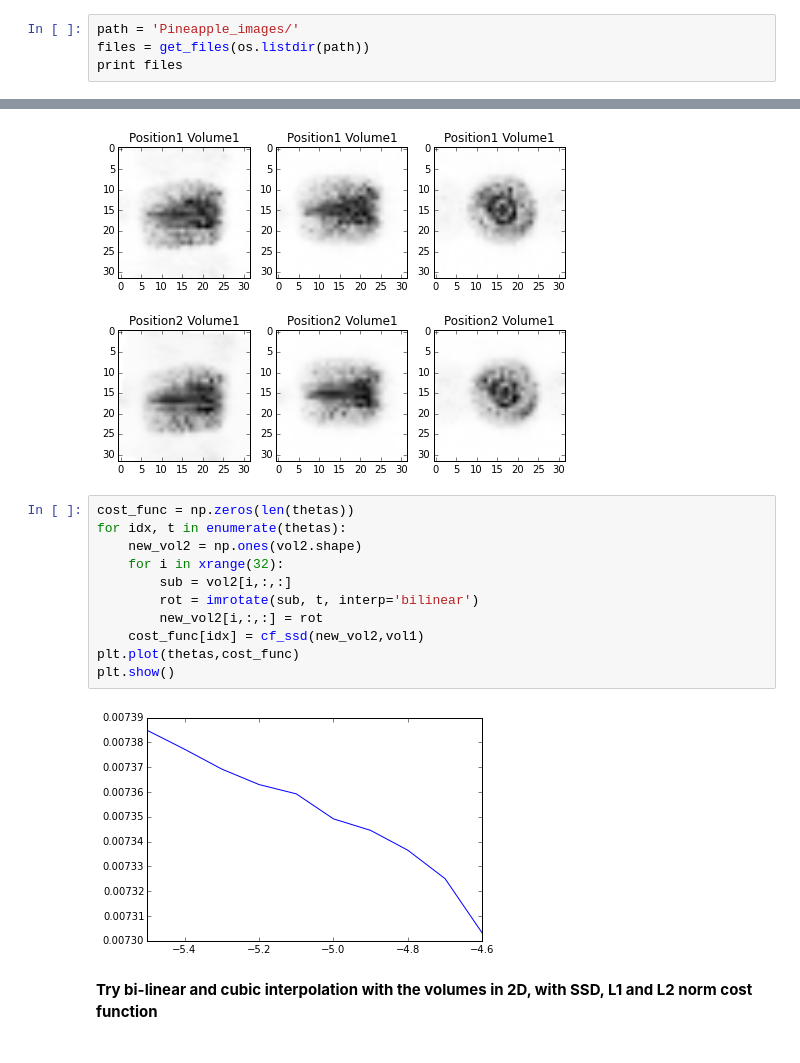
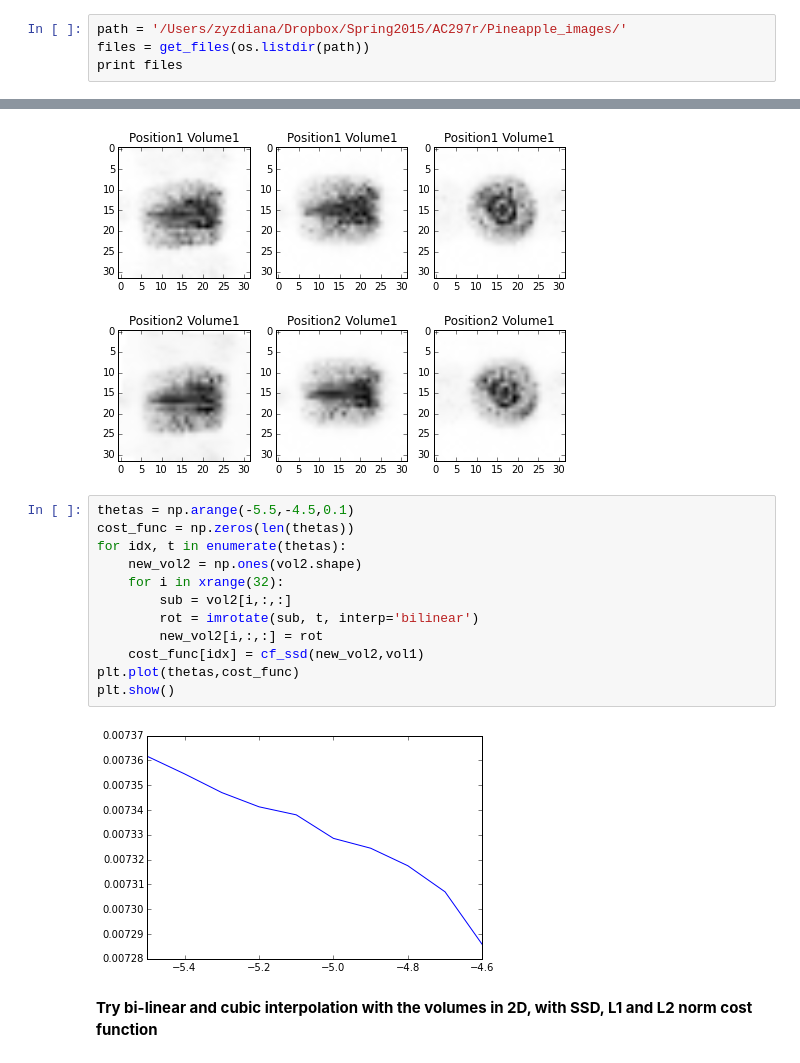
Before and after one commit to zyzdiana/AC297r-Volume-Registration, a Jupyter notebook: Pineapple.ipynb, the cells around one changed output, grey strips where cells are left out. Drawn from its saved outputs; the diff is of its cells as text.

```diff
--- a/Pineapple.ipynb
+++ b/Pineapple.ipynb
@@ -36,7 +36,7 @@ def get_files(lis):
 # %% [markdown]
 # One Pineapple with 5 degrees rotation
 # %%
-path = 'Pineapple_images/'
+path = '/Users/zyzdiana/Dropbox/Spring2015/AC297r/Pineapple_images/'
 files = get_files(os.listdir(path))
 print files
 # %% [output]
@@ -168,18 +168,19 @@ plt.show()
 # %% [output]
 [figure]
 # %%
+thetas = np.arange(-5.5,-4.5,0.1)
 cost_func = np.zeros(len(thetas))
 for idx, t in enumerate(thetas):
     new_vol2 = np.ones(vol2.shape)
     for i in xrange(32):
         sub = vol2[i,:,:]
         rot = imrotate(sub, t, interp='bilinear')
         new_vol2[i,:,:] = rot
     cost_func[idx] = cf_ssd(new_vol2,vol1)
 plt.plot(thetas,cost_func)
 plt.show()
 # %% [output]
-[figure, old version]
+[figure, new version]
 # %% [markdown]
 **Try bi-linear and cubic interpolation with the volumes in 2D, with SSD, L1 and L2 norm cost function**
 # %%
```
Also changed, not shown: parts of 12 cells of this notebook, 2 other files.
